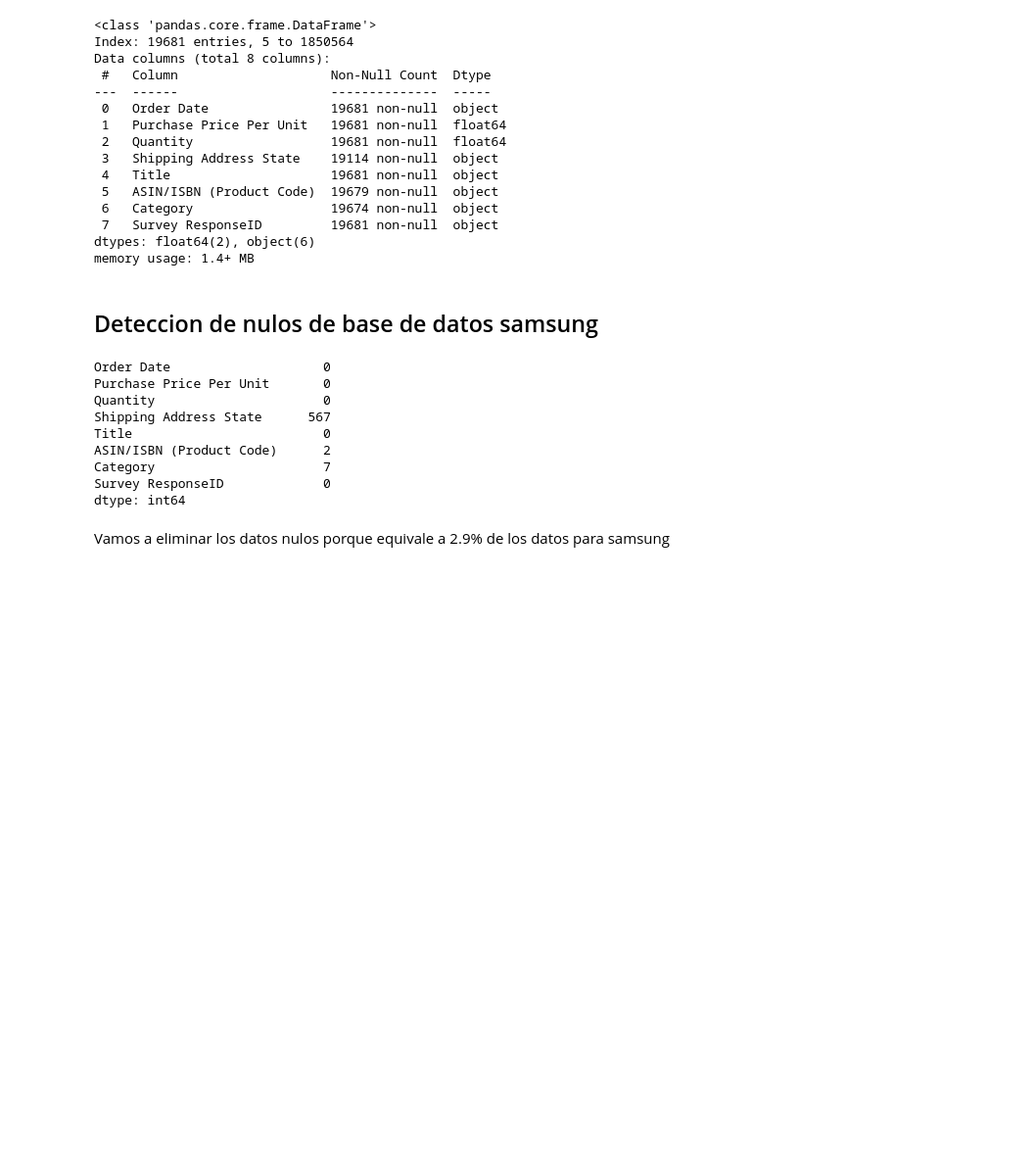
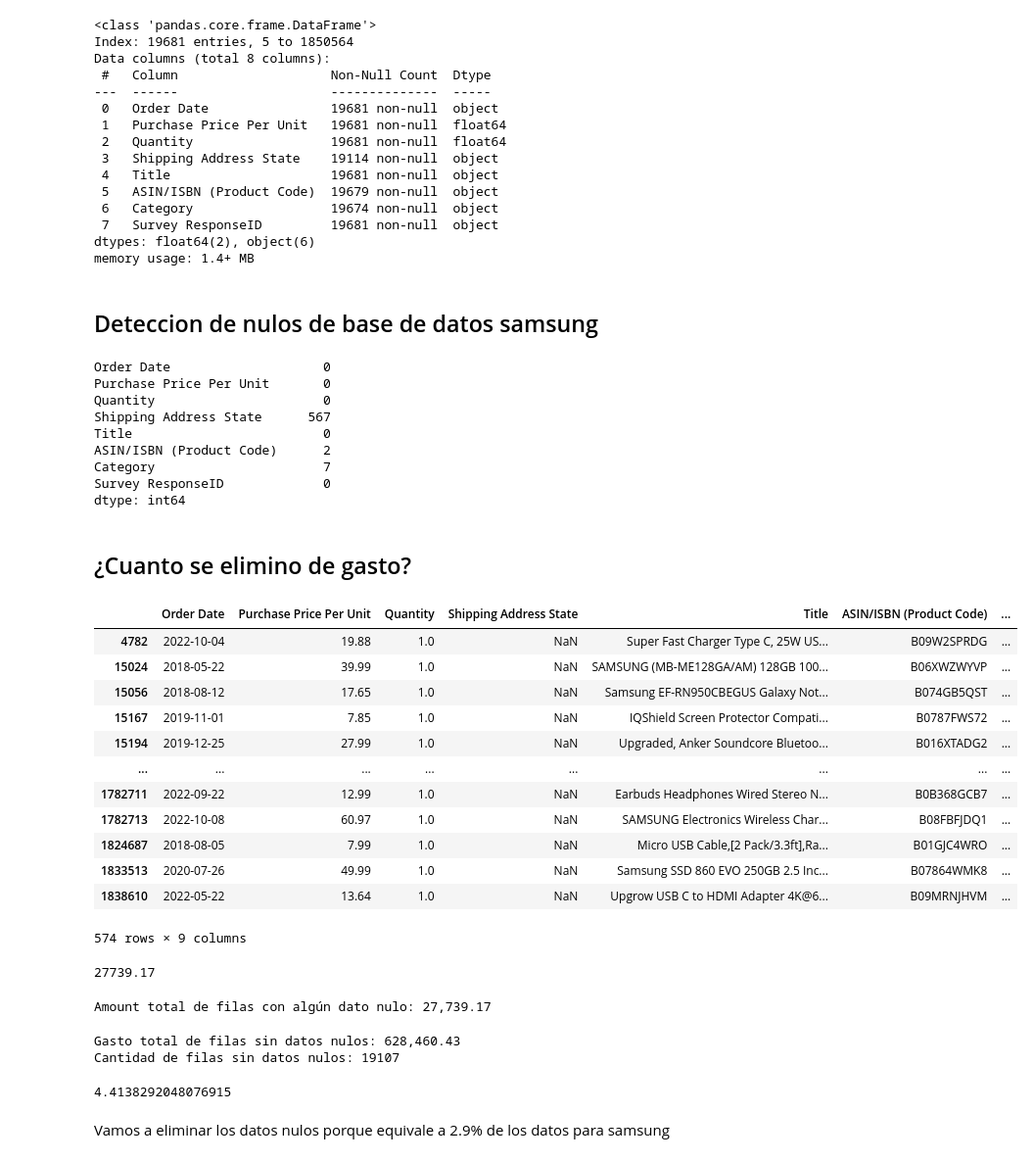
Before and after one commit to Th-msc-data-2026-ujav/Segmentacion-de-clientes-Samsung-SioW-SoW-y-Pow, a Jupyter notebook: segmentacion de clientes/segmentacion_clientes.ipynb, the cells around one changed output. Shown at 98% size. Drawn from its saved outputs; the diff is of its cells as text; code cells hidden in the pictures; blank space fills up the shorter version.

```diff
--- a/segmentacion de clientes/segmentacion_clientes.ipynb
+++ b/segmentacion de clientes/segmentacion_clientes.ipynb
@@ -92,3 +93,5 @@ ASIN/ISBN (Product Code)      2
 Category                      7
 Survey ResponseID             0
 dtype: int64
+# %% [markdown]
+## ¿Cuanto se elimino de gasto?
@@ -95,3 +102,57 @@ dtype: int64
+# %%
+datos_nulos = purchases_samsung[
+    purchases_samsung.isnull().any(axis=1)
+].copy()
+
+datos_nulos
+# %% [output]
+|  | Order Date | Purchase Price Per Unit | Quantity | Shipping Address State | Title | ASIN/ISBN (Product Code) | ... |
+| 4782 | 2022-10-04 | 19.88 | 1.0 | NaN | Super Fast Charger Type C, 25W US... | B09W2SPRDG | ... |
+| 15024 | 2018-05-22 | 39.99 | 1.0 | NaN | SAMSUNG (MB-ME128GA/AM) 128GB 100... | B06XWZWYVP | ... |
+| 15056 | 2018-08-12 | 17.65 | 1.0 | NaN | Samsung EF-RN950CBEGUS Galaxy Not... | B074GB5QST | ... |
+| 15167 | 2019-11-01 | 7.85 | 1.0 | NaN | IQShield Screen Protector Compati... | B0787FWS72 | ... |
+| 15194 | 2019-12-25 | 27.99 | 1.0 | NaN | Upgraded, Anker Soundcore Bluetoo... | B016XTADG2 | ... |
+| ... | ... | ... | ... | ... | ... | ... | ... |
+| 1782711 | 2022-09-22 | 12.99 | 1.0 | NaN | Earbuds Headphones Wired Stereo N... | B0B368GCB7 | ... |
+| 1782713 | 2022-10-08 | 60.97 | 1.0 | NaN | SAMSUNG Electronics Wireless Char... | B08FBFJDQ1 | ... |
+| 1824687 | 2018-08-05 | 7.99 | 1.0 | NaN | Micro USB Cable,[2 Pack/3.3ft],Ra... | B01GJC4WRO | ... |
+| 1833513 | 2020-07-26 | 49.99 | 1.0 | NaN | Samsung SSD 860 EVO 250GB 2.5 Inc... | B07864WMK8 | ... |
+| 1838610 | 2022-05-22 | 13.64 | 1.0 | NaN | Upgrow USB C to HDMI Adapter 4K@6... | B09MRNJHVM | ... |
+574 rows × 9 columns
+# %%
+amount_total_nulos = datos_nulos["amount"].sum()
+
+amount_total_nulos
+# %% [output]
+27739.17
+# %%
+print(f"Amount total de filas con algún dato nulo: {amount_total_nulos:,.2f}")
+# %% [output]
+Amount total de filas con algún dato nulo: 27,739.17
+# %%
+# Crear amount si no existe
+if "amount" not in purchases_samsung.columns:
+    purchases_samsung["amount"] = (
+        purchases_samsung["Purchase Price Per Unit"] * purchases_samsung["Quantity"]
+    )
+
+# Filtrar filas completas, es decir, sin ningún dato nulo
+datos_sin_nulos = purchases_samsung[
+    purchases_samsung.notnull().all(axis=1)
+].copy()
+
+# Gasto total de las filas sin nulos
+gasto_total_sin_nulos = datos_sin_nulos["amount"].sum()
+
+print(f"Gasto total de filas sin datos nulos: {gasto_total_sin_nulos:,.2f}")
+print(f"Cantidad de filas sin datos nulos: {datos_sin_nulos.shape[0]}")
+# %% [output]
+Gasto total de filas sin datos nulos: 628,460.43
+Cantidad de filas sin datos nulos: 19107
+# %%
+(27739.17/628460.43)*100
+# %% [output]
+4.4138292048076915
 # %% [markdown]
 Vamos a eliminar los datos nulos porque equivale a 2.9% de los datos para samsung
 # %%
```
Also changed, not shown: parts of 11 cells of this notebook, 2 other files.
